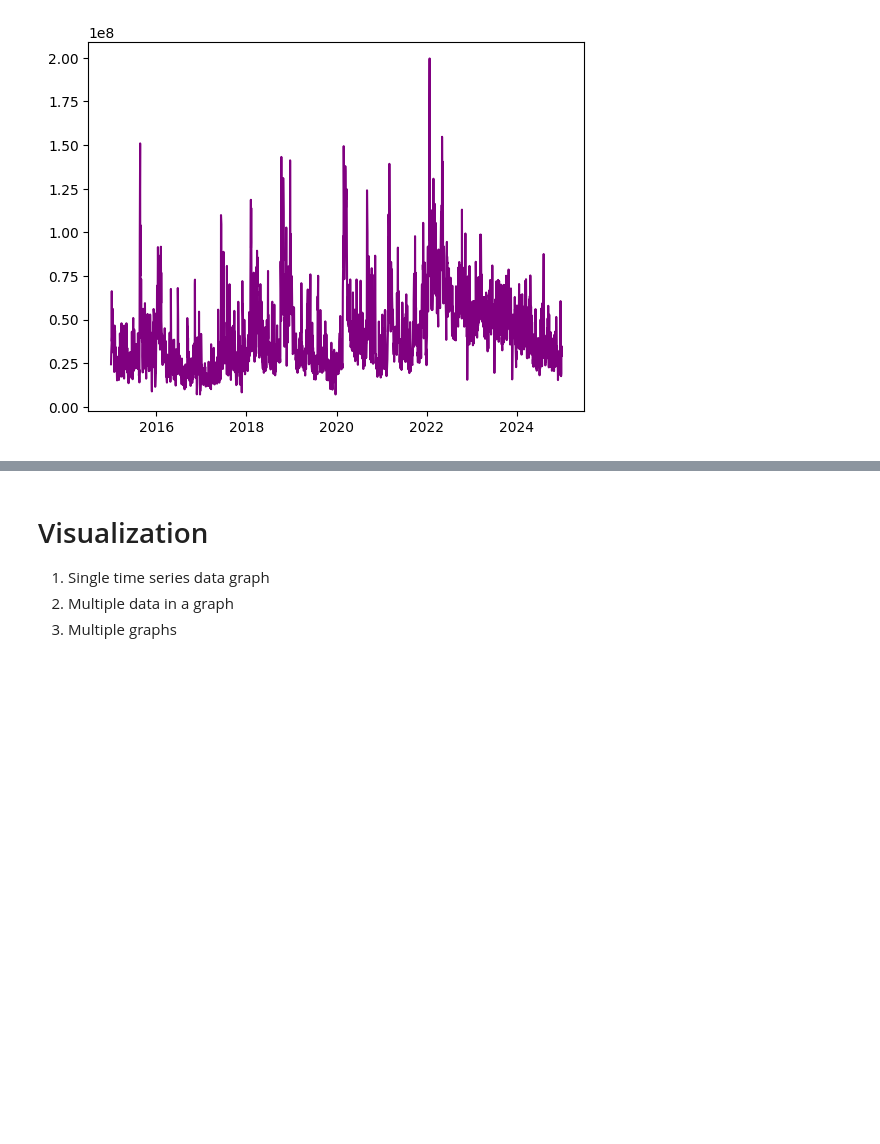
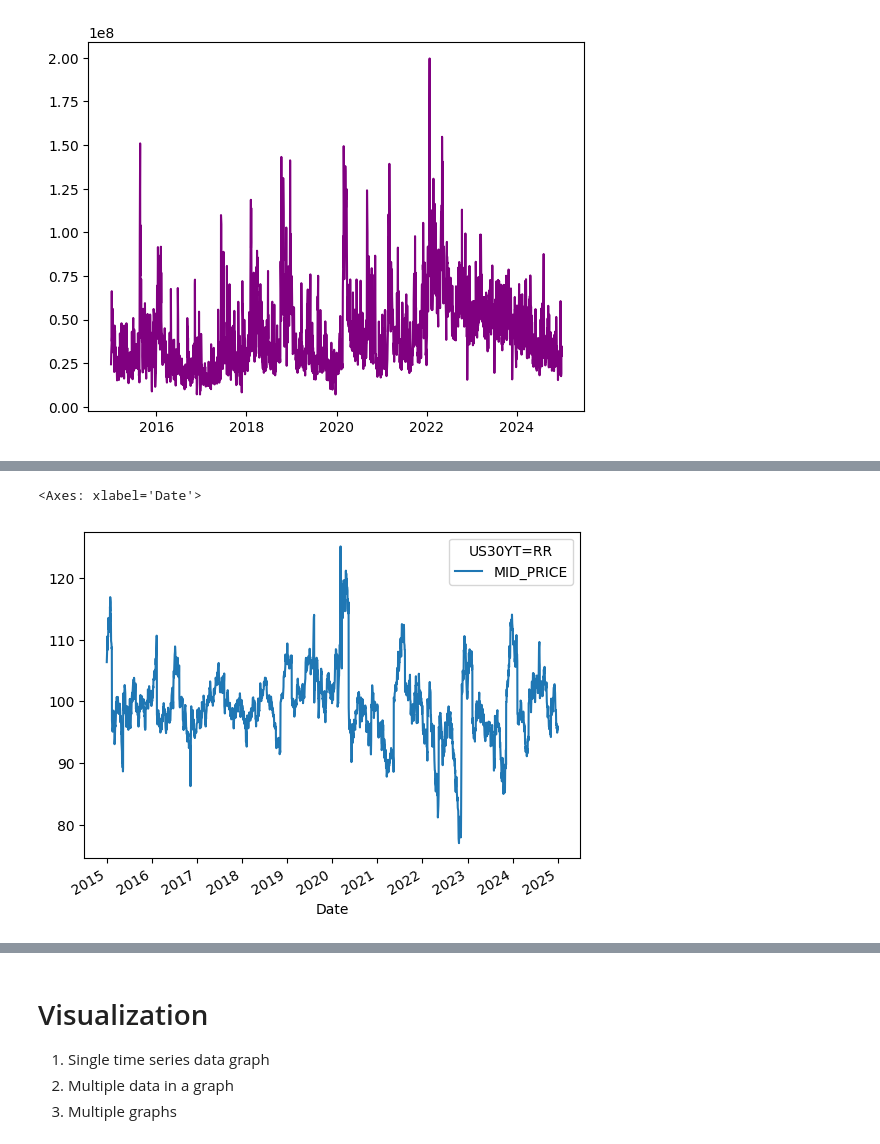
Before and after one commit to Seb207/Market-Context-Project, a Jupyter notebook: Irrationality Index/Factor_Data_Lab_Local.ipynb, the cells around one changed output, grey strips where cells are left out. Drawn from its saved outputs; the diff is of its cells as text; code cells hidden in the pictures; blank space fills up the shorter version.

```diff
--- a/Irrationality Index/Factor_Data_Lab_Local.ipynb
+++ b/Irrationality Index/Factor_Data_Lab_Local.ipynb
@@ -291,0 +384,22 @@ plt.plot(qqq_daily_volume, color='purple')
+# %%
+def fi_data_loader(ric, start, end, interval, if_yield):
+    """
+    Loads fixed income data according to the arguments
+    :param ric: RIC code for the target instrument
+    :param start: start date of the data
+    :param end: end date of the data
+    :param interval: interval of the data
+    :param if_yield: boolean whether it is for price or yield
+    :return: pd.DataFrame()
+    """
+    if if_yield:
+        field = 'MID_YLD_1'
+    else:
+        field = 'MID_PRICE'
+
+    data_loaded = pd.DataFrame(rd.get_history(ric, start=start, end=end, interval=interval, fields=[field]))
+
+    return data_loaded
+# %%
+us30_daily_price = fi_data_loader('US30YT=RR', start, end, interval='daily', if_yield=False)
+us30_daily_price.info()
@@ -291,0 +415,5 @@ plt.plot(qqq_daily_volume, color='purple')
+# %%
+us30_daily_price.plot()
+# %% [output]
+<Axes: xlabel='Date'>
+[figure, added]
```
Also changed, not shown: parts of 34 cells of this notebook.
